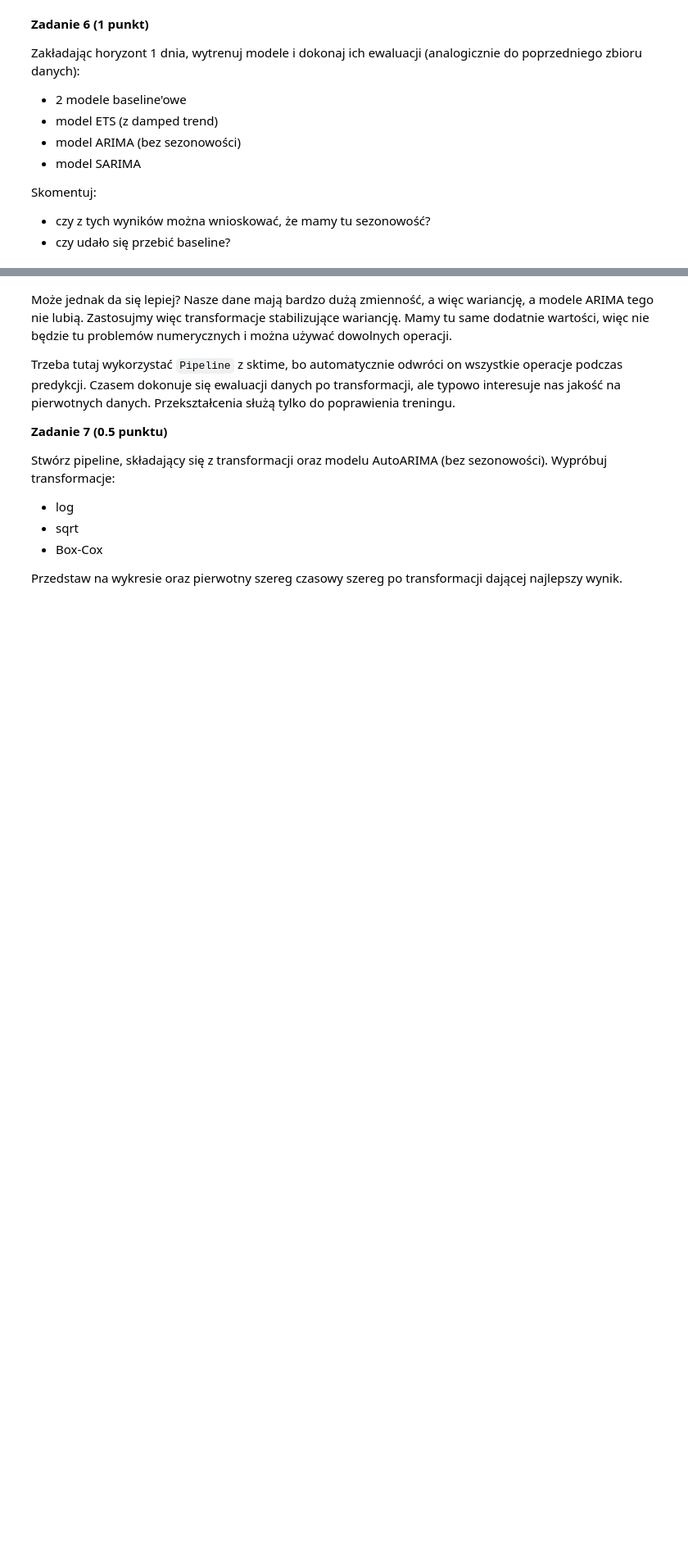
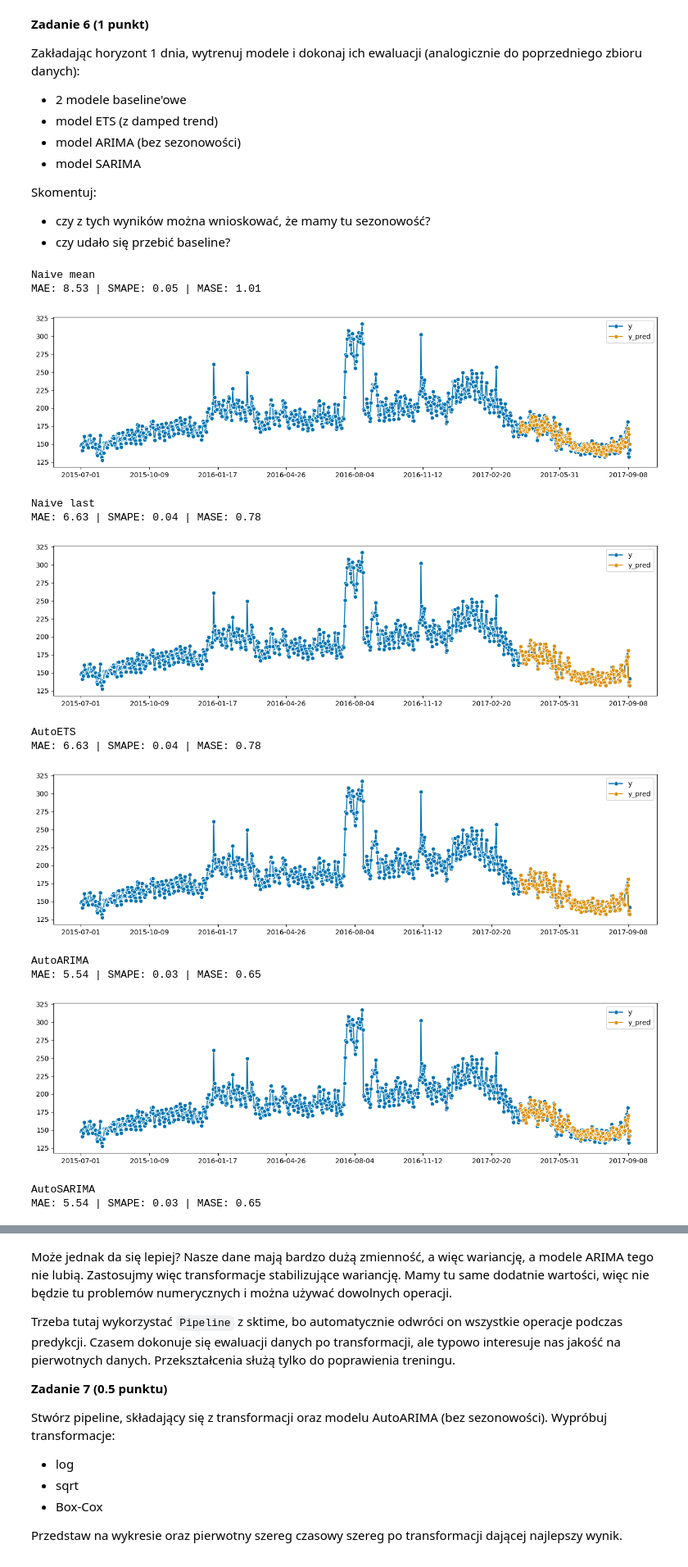
Before and after one commit to barhanc/machine-learning-fundamentals, a Jupyter notebook: lab7/notebook_empty.ipynb, the cells around one changed output, grey strips where cells are left out. Shown at 82% size. Cells and saved outputs as stored; diff of their text form; code cells hidden in the pictures; blank space fills up the shorter version.

```diff
--- a/lab7/notebook_empty.ipynb
+++ b/lab7/notebook_empty.ipynb
@@ -215,12 +215,12 @@ def evaluate_model(
     y_pred = pd.concat(results["y_pred"].values)
 
     if plot_forecasts:
-        y_true = data[y_pred.index]
+        y_true = data.loc[y_pred.index]
         plot_series(data, y_pred, labels=["y", "y_pred"])
         plt.show()
 
     if analyze_residuals:
-        y_true = data[y_pred.index]
+        y_true = data.loc[y_pred.index]
         resid = y_true - y_pred
         resid.plot.hist(bins=15, xlabel="Residual")
 
@@ -429,3 +432,39 @@ Zakładając horyzont 1 dnia, wytrenuj modele i dokonaj ich ewaluacji (analogicz
 Skomentuj:
 - czy z tych wyników można wnioskować, że mamy tu sezonowość?
 - czy udało się przebić baseline?
+# %%
+fcr_mean = NaiveForecaster(strategy="mean", window_length=3)
+fcr_last = NaiveForecaster(strategy="last")
+fcr_aets = StatsForecastAutoETS(damped=True)
+fcr_arima = StatsForecastAutoARIMA(seasonal=False)
+fcr_sarima = StatsForecastAutoARIMA(seasonal=True)
+
+print("Naive mean")
+evaluate_model(model=fcr_mean, data=df, horizon=1, plot_forecasts=True, analyze_residuals=False)
+
+print("\nNaive last")
+evaluate_model(model=fcr_last, data=df, horizon=1, plot_forecasts=True, analyze_residuals=False)
+
+print("\nAutoETS   ")
+evaluate_model(model=fcr_aets, data=df, horizon=1, plot_forecasts=True, analyze_residuals=False)
+
+print("\nAutoARIMA ")
+evaluate_model(model=fcr_arima, data=df, horizon=1, plot_forecasts=True, analyze_residuals=False)
+
+print("\nAutoSARIMA ")
+evaluate_model(model=fcr_sarima, data=df, horizon=1, plot_forecasts=True, analyze_residuals=False)
+# %% [output]
+Naive mean
+MAE: 8.53 | SMAPE: 0.05 | MASE: 1.01
+[figure, added]
+Naive last
+MAE: 6.63 | SMAPE: 0.04 | MASE: 0.78
+[figure, added]
+AutoETS
+MAE: 6.63 | SMAPE: 0.04 | MASE: 0.78
+[figure, added]
+AutoARIMA
+MAE: 5.54 | SMAPE: 0.03 | MASE: 0.65
+[figure, added]
+AutoSARIMA
+MAE: 5.54 | SMAPE: 0.03 | MASE: 0.65
```
Also changed, not shown: parts of 4 cells of this notebook.
